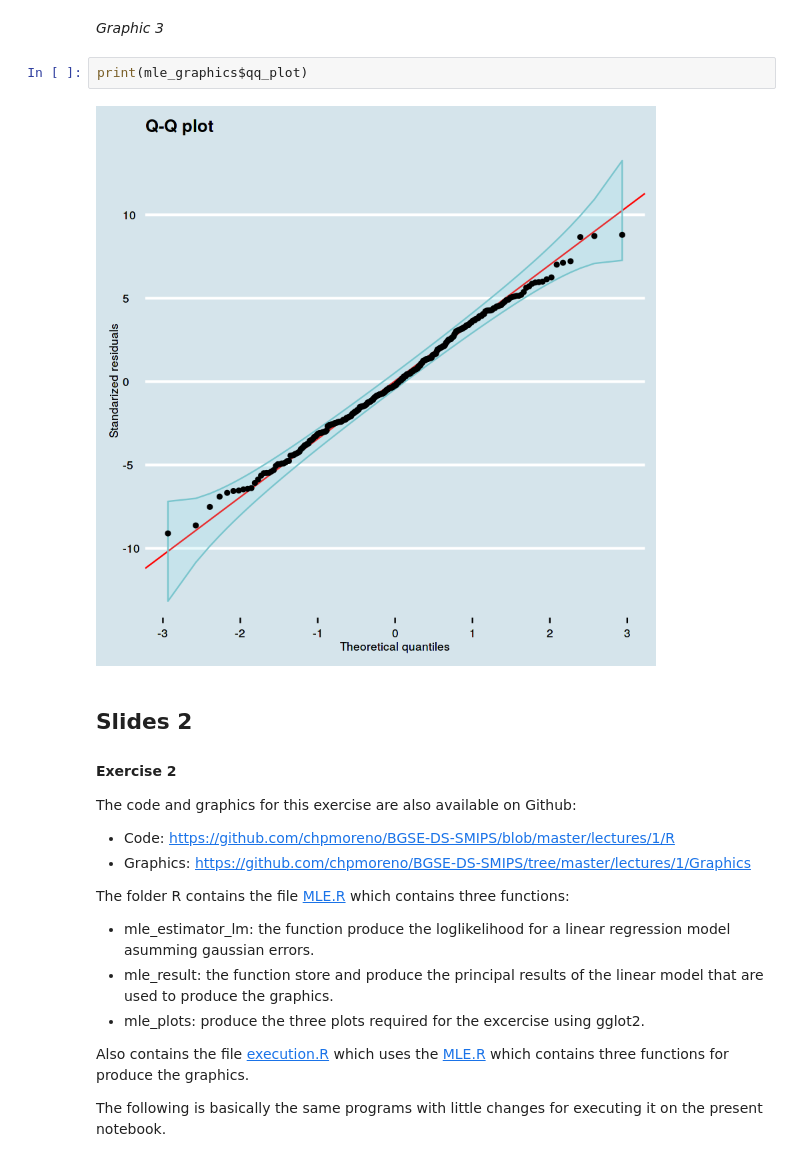
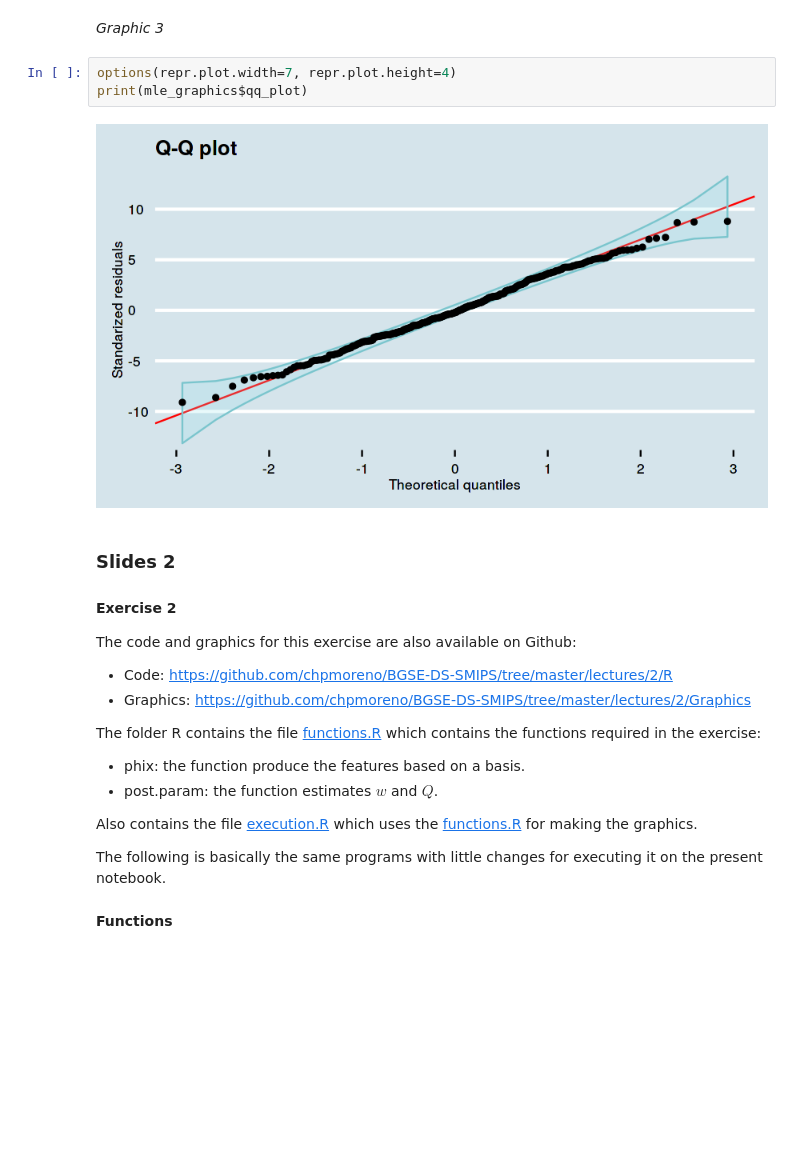
Before and after one commit to chpmoreno/BGSE-DS-SMIPS, a Jupyter notebook: lectures/Lectures_1_to_4.ipynb, the cells around one changed output. Drawn from its saved outputs; the diff is of its cells as text; blank space fills up the shorter version.

Commit message:
jupyter-notebook + slides2

```diff
--- a/lectures/Lectures_1_to_4.ipynb
+++ b/lectures/Lectures_1_to_4.ipynb
@@ -174,22 +179,24 @@ print(mle_graphics$st_res_plot)
 # %% [markdown]
 *Graphic 3*
-# %%
-print(mle_graphics$qq_plot)
-# %% [output]
-[figure, removed]
+# %%
+options(repr.plot.width=7, repr.plot.height=4)
+print(mle_graphics$qq_plot)
+# %% [output]
+[figure, added]
 # %% [markdown]
-## Slides 2
+### Slides 2
 #### Exercise 2
 The code and graphics for this exercise are also available on Github:
-* Code: https://github.com/chpmoreno/BGSE-DS-SMIPS/blob/master/lectures/1/R
-* Graphics: https://github.com/chpmoreno/BGSE-DS-SMIPS/tree/master/lectures/1/Graphics
+* Code: https://github.com/chpmoreno/BGSE-DS-SMIPS/tree/master/lectures/2/R
+* Graphics: https://github.com/chpmoreno/BGSE-DS-SMIPS/tree/master/lectures/2/Graphics
 
-The folder R contains the file [MLE.R](https://github.com/chpmoreno/BGSE-DS-SMIPS/blob/master/lectures/1/R/mle.R) which contains three functions:
+The folder R contains the file [functions.R](https://github.com/chpmoreno/BGSE-DS-SMIPS/blob/master/lectures/2/R/functions.R) which contains the functions required in the exercise:
 
-* mle_estimator_lm: the function produce the loglikelihood for a linear regression model asumming gaussian errors.
-* mle_result: the function store and produce the principal results of the linear model that are used to produce the graphics.
-* mle_plots: produce the three plots required for the excercise using gglot2.
+* phix: the function produce the features based on a basis.
+* post.param: the function estimates $w$ and $Q$.
 
-Also contains the file [execution.R](https://github.com/chpmoreno/BGSE-DS-SMIPS/blob/master/lectures/1/R/execution.R) which uses the [MLE.R](https://github.com/chpmoreno/BGSE-DS-SMIPS/blob/master/lectures/1/R/mle.R) which contains three functions for produce the graphics.
+Also contains the file [execution.R](https://github.com/chpmoreno/BGSE-DS-SMIPS/blob/master/lectures/2/R/execution.R) which uses the [functions.R](https://github.com/chpmoreno/BGSE-DS-SMIPS/blob/master/lectures/2/R/functions.R) for making the graphics.
 
 The following is basically the same programs with little changes for executing it on the present notebook.
+# %% [markdown]
+**Functions**
```
Also changed, not shown: parts of 14 cells of this notebook.
